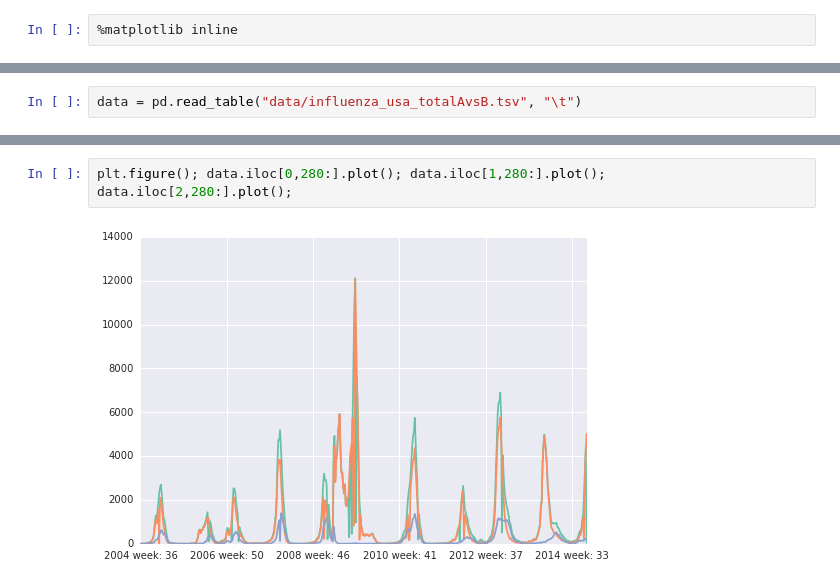
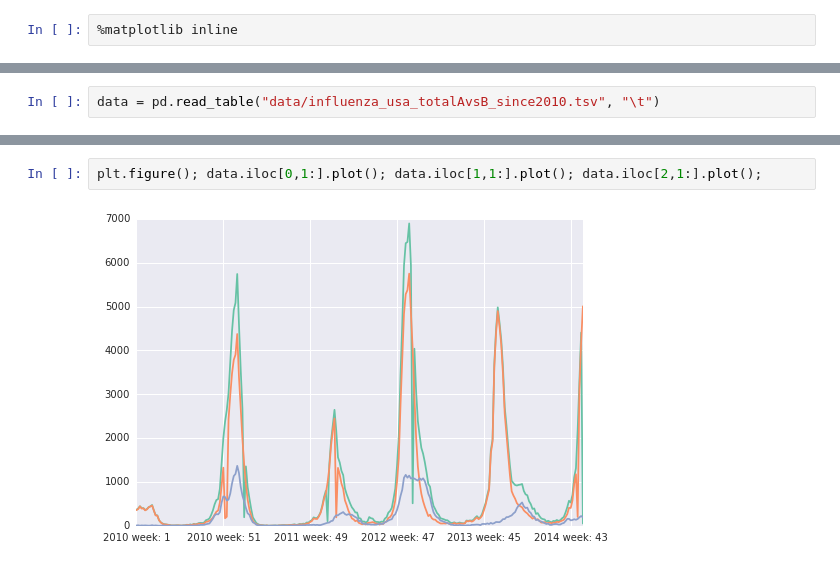
Before and after one commit to mstreit/PoV-time, a Jupyter notebook: PoV-time.ipynb, the cells around one changed output, grey strips where cells are left out. Saved outputs shown, nothing was run; the diff lists cells and outputs as text.

Commit message:
line plot containing 4 years

```diff
--- a/PoV-time.ipynb
+++ b/PoV-time.ipynb
@@ -9,7 +10,7 @@ import matplotlib.pyplot as plt
 import seaborn as sns
 sns.set(palette="Set2")
 # %%
-data = pd.read_table("data/influenza_usa_totalAvsB.tsv", "\t")
+data = pd.read_table("data/influenza_usa_totalAvsB_since2010.tsv", "\t")
 # %%
 data
 # %% [output]
@@ -22,4 +23,4 @@ data
 # %%
-plt.figure(); data.iloc[0,280:].plot(); data.iloc[1,280:].plot(); data.iloc[2,280:].plot();
+plt.figure(); data.iloc[0,1:].plot(); data.iloc[1,1:].plot(); data.iloc[2,1:].plot();
 # %% [output]
-[figure, old version]
+[figure, new version]
```
Also changed, not shown: parts of 6 cells of this notebook.
